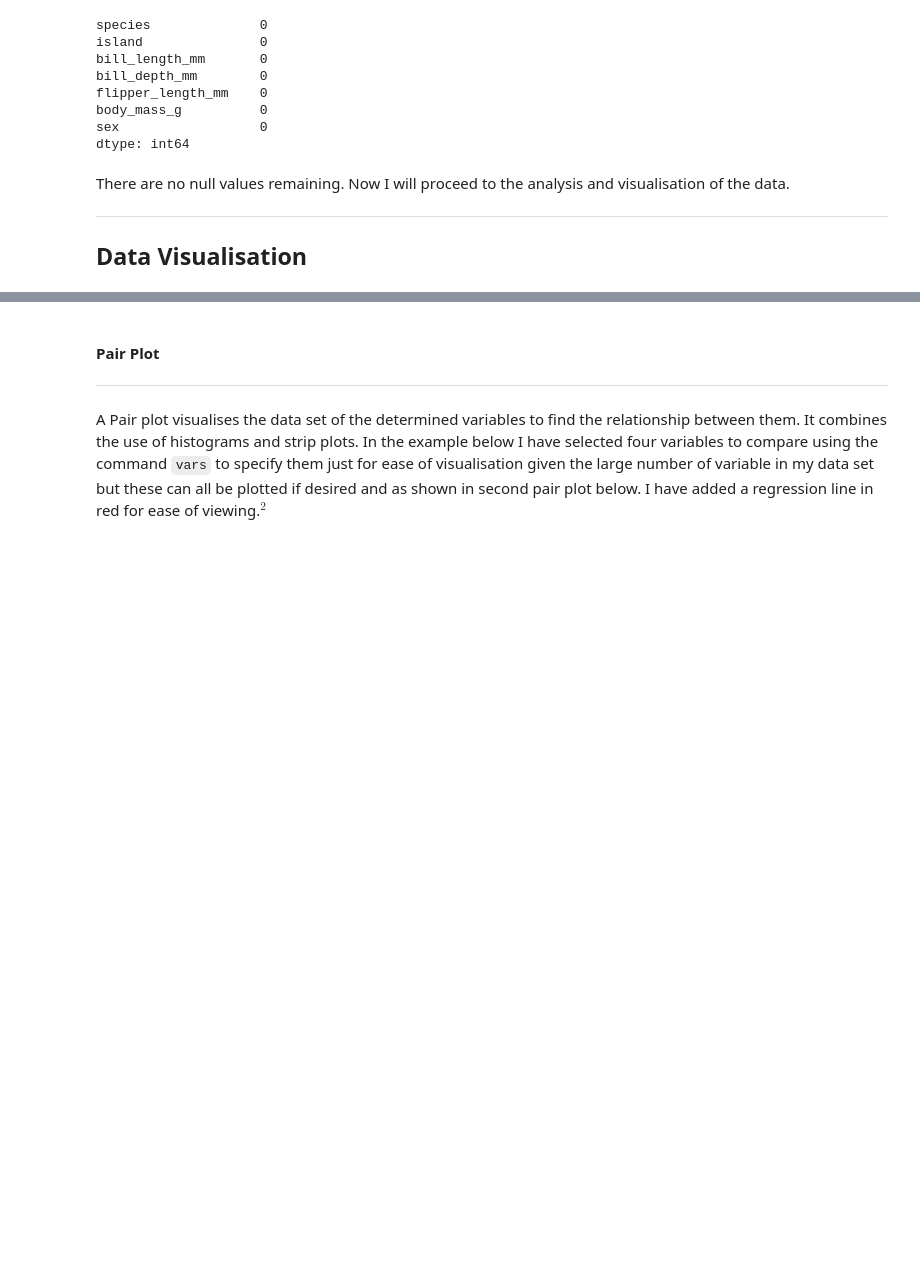
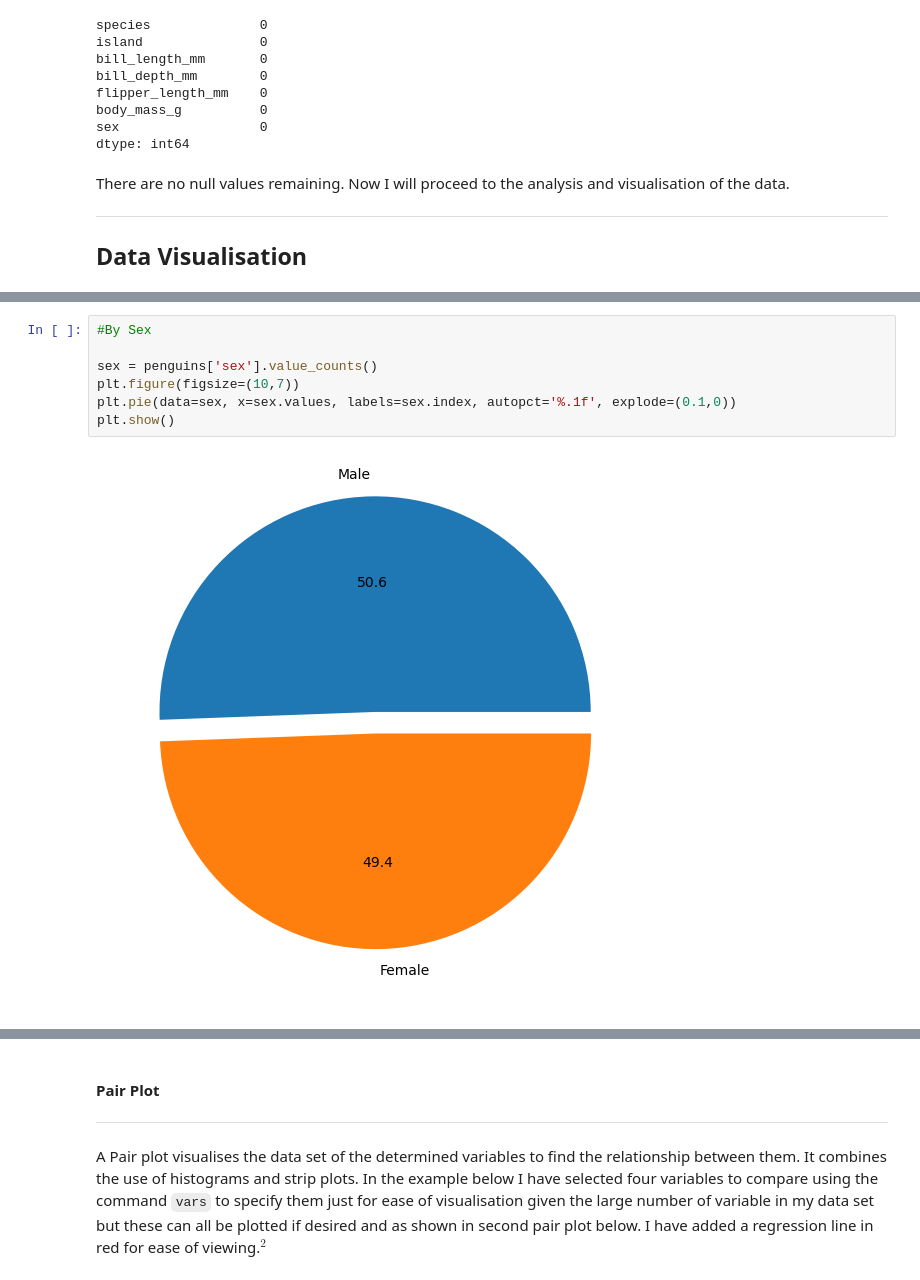
Before and after one commit to SaydsC/PrinciplesofDataAnalytics, a Jupyter notebook: penguins.ipynb, the cells around one changed output, grey strips where cells are left out. Saved outputs shown, nothing was run; the diff lists cells and outputs as text; blank space fills up the shorter version.

```diff
--- a/penguins.ipynb
+++ b/penguins.ipynb
@@ -255 +266,10 @@ There are no null values remaining. Now I will proceed to the analysis and visua
+# %%
+#By Sex
+
+sex = penguins['sex'].value_counts()
+plt.figure(figsize=(10,7))
+plt.pie(data=sex, x=sex.values, labels=sex.index, autopct='%.1f', explode=(0.1,0))
+plt.show()
+# %% [output]
+[figure, added]
 # %%
```
Also changed, not shown: parts of 5 cells of this notebook.
